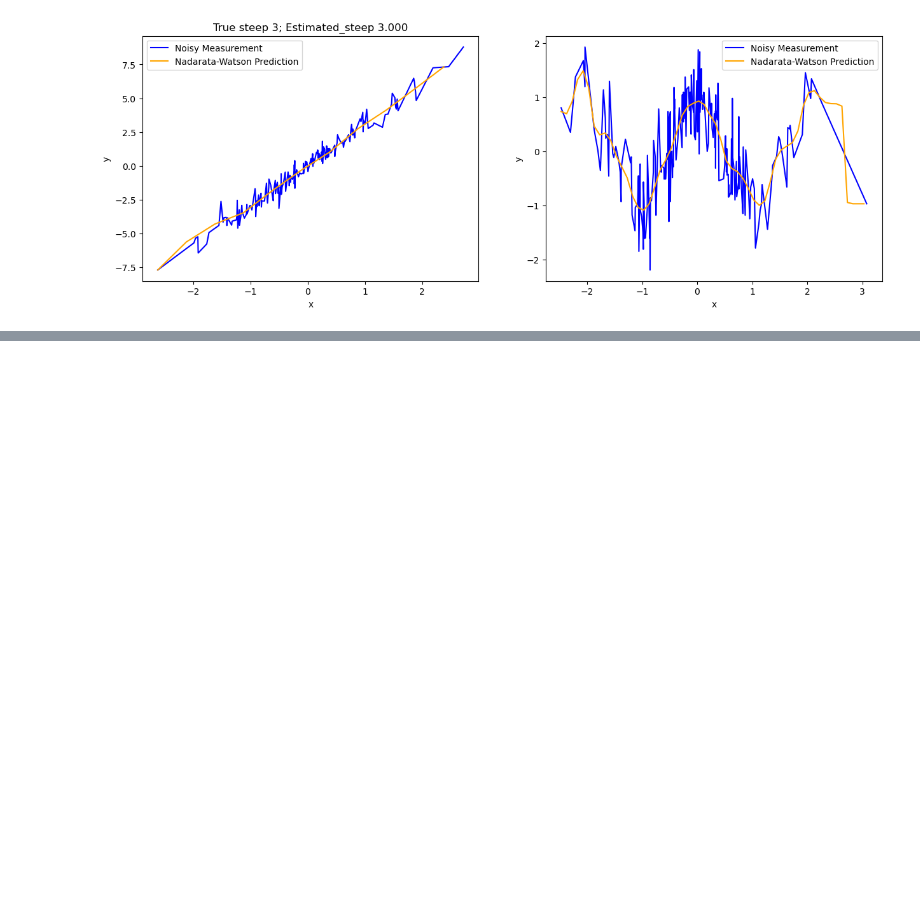
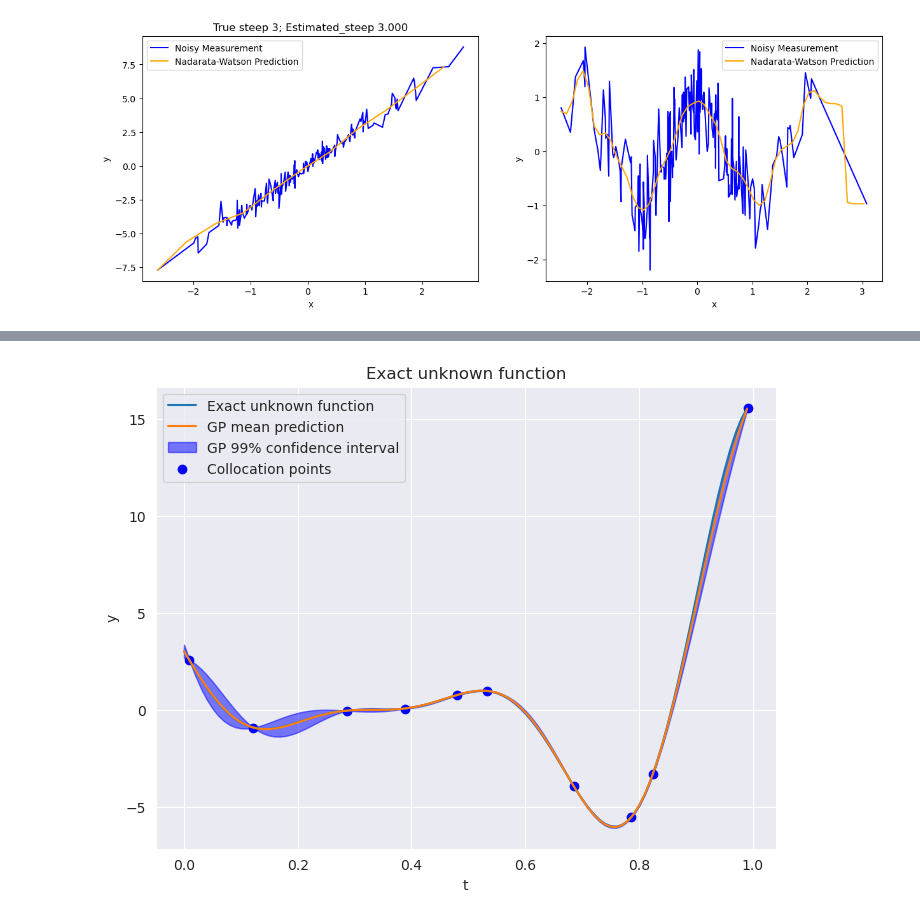
Before and after one commit to roomate/ML_from_scratch, a Jupyter notebook: regression.ipynb, the cells around one changed output, grey strips where cells are left out. Saved outputs shown, nothing was run; the diff lists cells and outputs as text; code cells hidden in the pictures; blank space fills up the shorter version.

```diff
--- a/regression.ipynb
+++ b/regression.ipynb
@@ -317,0 +537,20 @@ plt.show()
+# %%
+t=np.arange(0,1,0.01)
+y=forrester(t)
+mean, var = GP.predict(t[...,None])
+
+y_pred_sup=mean + 3*np.sqrt(var)
+y_pred_inf=mean - 3*np.sqrt(var)
+
+plt.figure(figsize=(8,6))
+plt.plot(t,y,label="Exact unknown function")
+plt.plot(t,mean,label="GP mean prediction")
+plt.fill_between(np.reshape(t,(len(t),)), np.reshape(y_pred_inf,(len(y_pred_inf),)), np.reshape(y_pred_sup,(len(y_pred_sup),)),color = 'blue',alpha = 0.5, label = 'GP 99% confidence interval')
+plt.scatter(z_init.flatten(), f_z.flatten(), color = 'blue', label='Collocation points')
+plt.xlabel("t")
+plt.ylabel("y")
+plt.title("Exact unknown function")
+plt.legend()
+display(HTML("""<style>#output-body {display: flex; align-items: center;justify-content: center;}</style>"""))  #to plot at the center of the page
+# %% [output]
+[figure, added]
```
Also changed, not shown: parts of 19 cells of this notebook.
